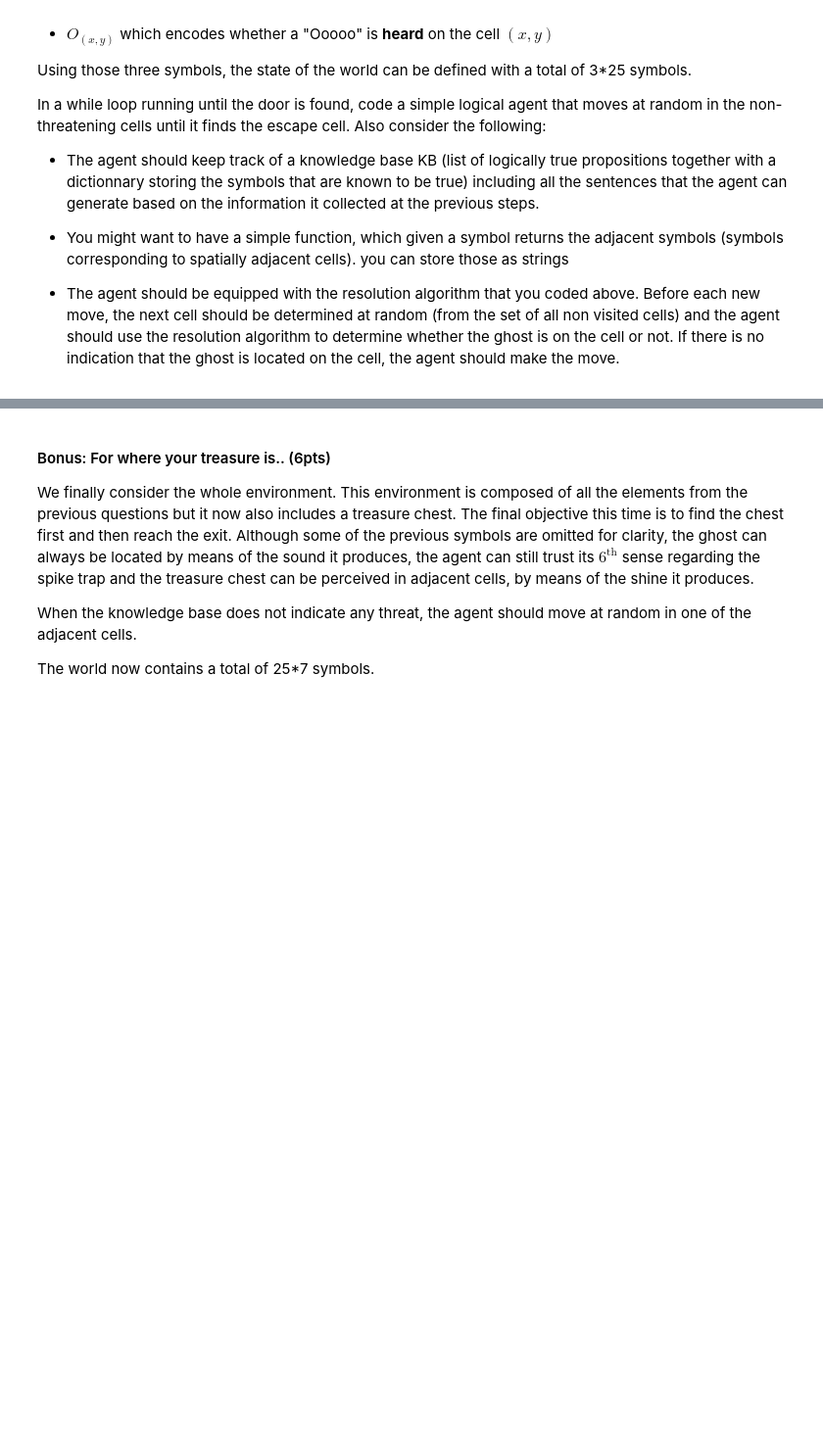
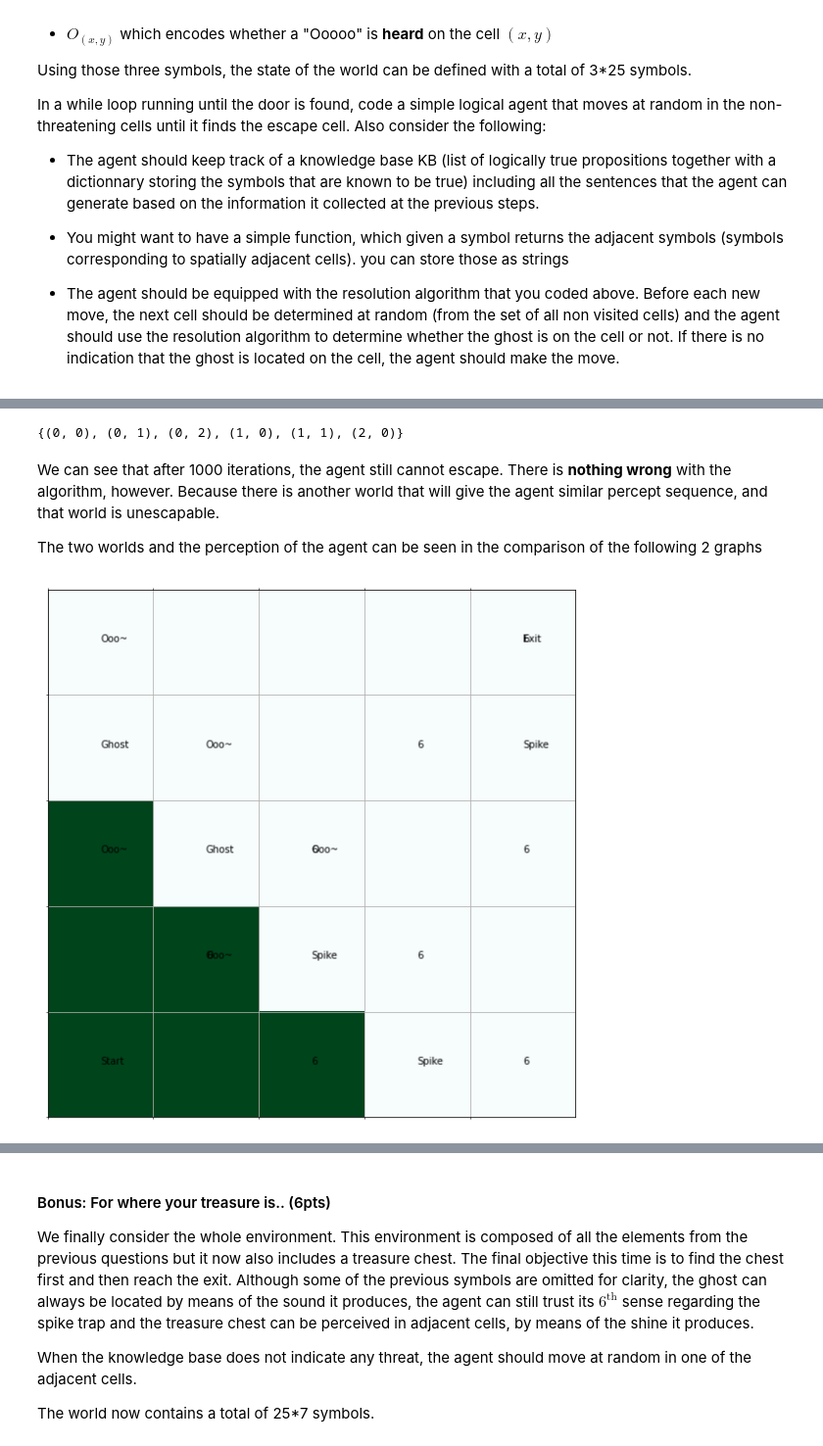
Before and after one commit to WangHaiYang874/Artificial-Intelligence-Fall2021, a Jupyter notebook: Assignments/Assignment3/LogicalAgent.ipynb, the cells around one changed output, grey strips where cells are left out. Shown at 98% size. Saved outputs shown, nothing was run; the diff lists cells and outputs as text; code cells hidden in the pictures; blank space fills up the shorter version.

```diff
--- a/Assignments/Assignment3/LogicalAgent.ipynb
+++ b/Assignments/Assignment3/LogicalAgent.ipynb
@@ -645,12 +817,12 @@ print(worlds[::-1])
 # %%
-# building the rules of this game: if there is a G_x_y, then for adjcent cells, O_adj
-rules = []
+# learning priori knowledge, the rules of this game.
+ghost_rules = []
 for x in range(5):
     for y in range(5):
-        pos = (x,y)
+        pos = (x, y)
         for adj in adjacent_cells(pos):
-            rules.append(Expr('==>', expr('G'+pos2str(pos)), expr('O'+pos2str(adj))))
+            ghost_rules.append(expr('Ghost' + pos2str(pos) + '==> Ooo'+pos2str(adj)))
 
-KB = KnowledgeBase(*rules)
+KB = KnowledgeBase(*(ghost_rules))
 # %%
 exitNotFound = True
@@ -743,11 +941,11 @@ worlds[(1,2),(3,4)] = -3
 # %%
+# learning priori knowledge, the rules of this game.
 ghost_rules = []
 for x in range(5):
     for y in range(5):
         pos = (x, y)
         for adj in adjacent_cells(pos):
-            ghost_rules.append(
-                Expr('==>', expr('G'+pos2str(pos)), expr('O'+pos2str(adj))))
+            ghost_rules.append(expr('Ghost' + pos2str(pos) + '==> Ooo'+pos2str(adj)))
 
 spike_rules = []
 for x in range(5):
@@ -755,8 +953,6 @@ for x in range(5):
         pos = (x, y)
         for adj in adjacent_cells(pos):
             spike_rules.append(
-                Expr('==>', expr('Spike'+pos2str(pos)), expr('Six_sense'+pos2str(adj))))
+                expr('Spike' + pos2str(pos) + '==> Six'+pos2str(adj)))
 
-rules = ghost_rules + spike_rules
-
-KB = KnowledgeBase(*rules)
+KB = KnowledgeBase(*(ghost_rules+spike_rules))
@@ -831,0 +1029,55 @@ while (exit_door != True) and max_Iter > 0:
+# %%
+set(path)
+# %% [output]
+{(0, 0), (0, 1), (0, 2), (1, 0), (1, 1), (2, 0)}
+# %% [markdown]
+We can see that after 1000 iterations, the agent still cannot escape. There is **nothing wrong** with the algorithm, however. Because there is another world that will give the agent similar percept sequence, and that world is unescapable.
+
+The two worlds and the perception of the agent can be seen in the comparison of the following 2 graphs
+# %%
+# unescapable world
+
+world = np.zeros((5, 5))
+
+for pos in path:
+    world[pos] = 1
+# special positions
+ghosts = [(1, 2),(0,3)]
+noises = adj_cells_multiple(ghosts)
+
+spikes = [(2,1),(3,0),(4,3)]
+six_senses = adj_cells_multiple(spikes)
+
+exit = (4, 4)
+start = (0, 0)
+
+# ploting
+fig, ax = plt.subplots(figsize=(10,10))
+ax.matshow(world, cmap=plt.cm.BuGn)
+
+ax.set_xticks(np.arange(world.shape[0])-0.5, minor='true')
+ax.set_yticks(np.arange(world.shape[1])-0.5, minor='true')
+ax.grid(which='minor')
+ax.set_xticks([])
+ax.set_xticklabels([])
+ax.set_yticks([])
+ax.set_yticklabels([])
+plt.xlim((-0.5, world.shape[0]-0.5))
+plt.ylim((-0.5, world.shape[1]-0.5))
+plt.grid()
+
+for g in ghosts:
+    ax.text(*g, 'Ghost')
+for n in noises:
+    ax.text(*n, 'Ooo~')
+
+for s in spikes:
+    ax.text(*s, 'Spike')
+for s in six_senses:
+    ax.text(*s, '6')
+
+ax.text(*exit, 'Exit')
+ax.text(*start,'Start')
+print()
+# %% [output]
+[figure, added]
```
Also changed, not shown: parts of 37 cells of this notebook, 1 other file.
